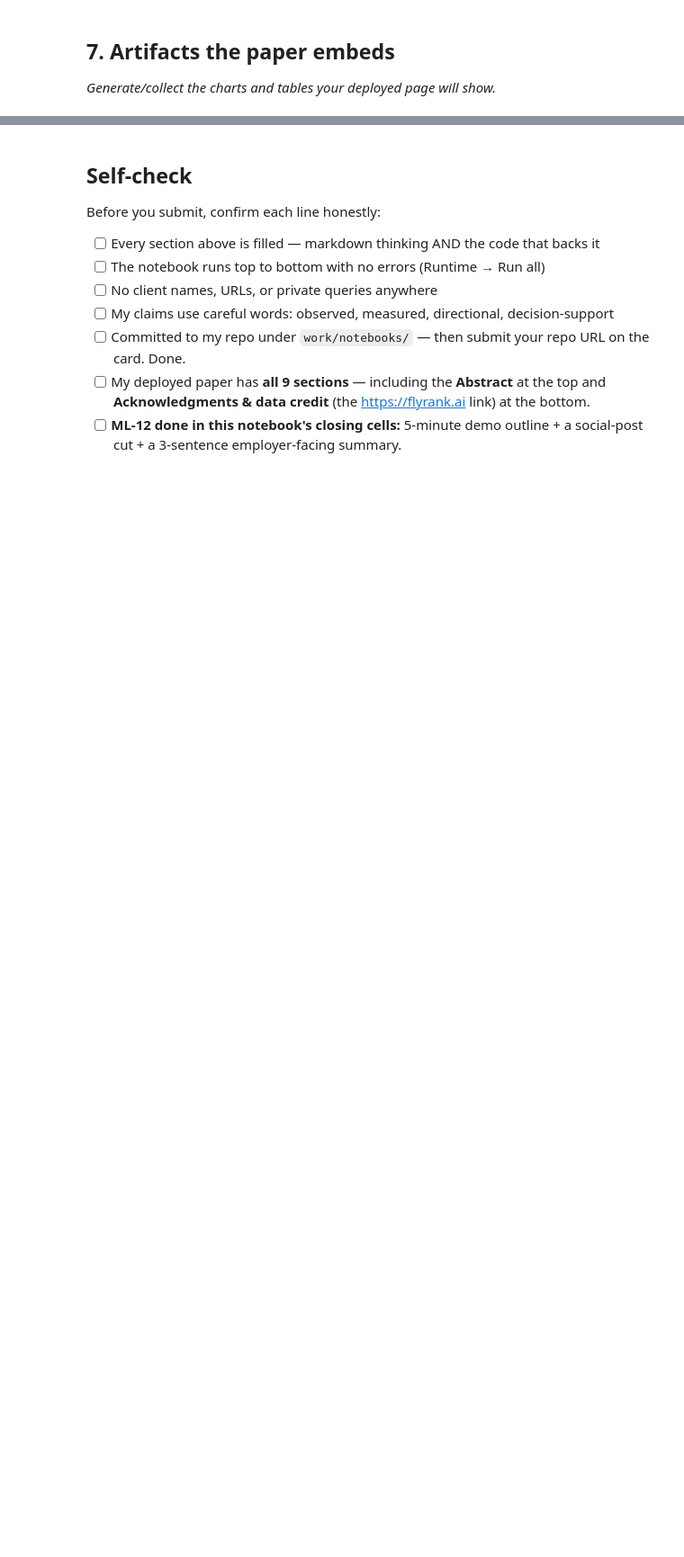
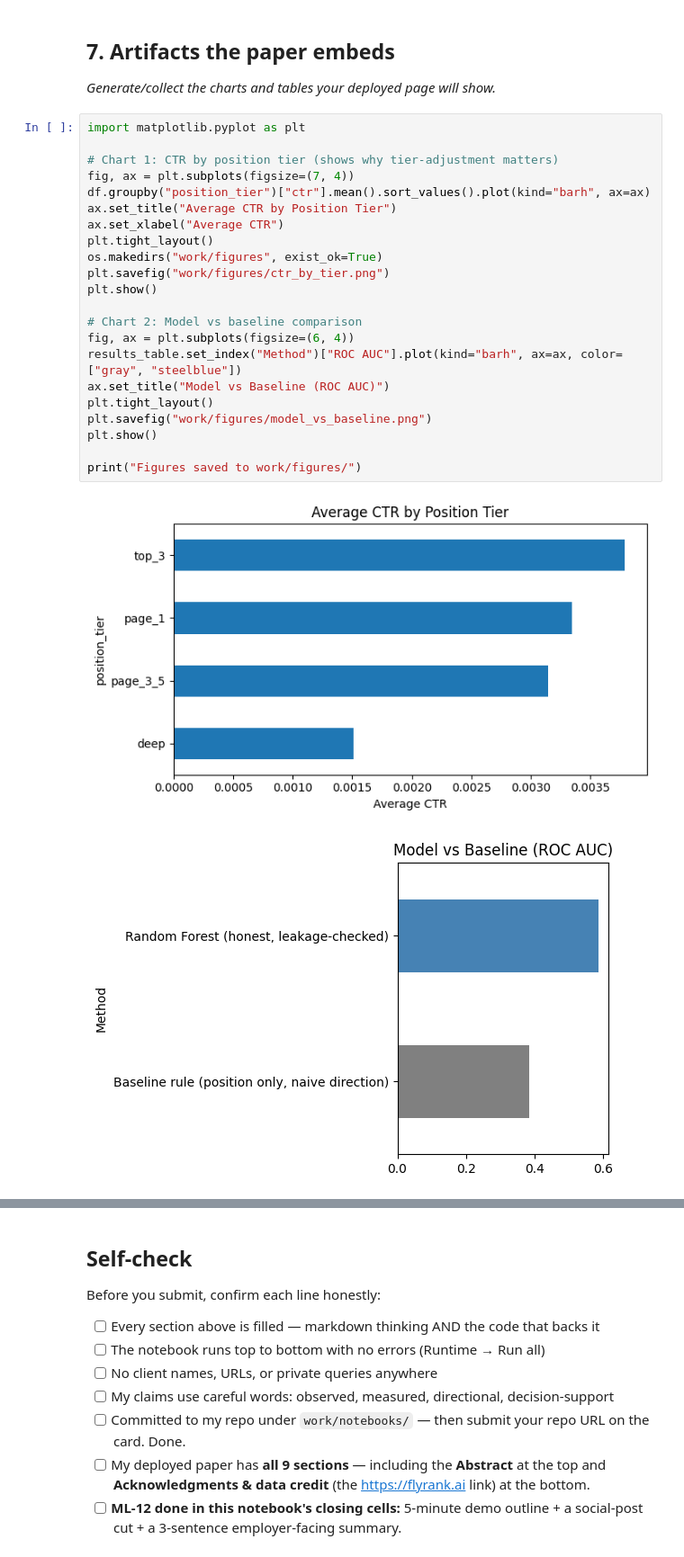
Before and after one commit to ushah3984-web/Fly_rank, a Jupyter notebook: work/notebooks/capstone.ipynb, the cells around one changed output, grey strips where cells are left out. Shown at 90% size. Saved outputs shown, nothing was run; the diff lists cells and outputs as text; blank space fills up the shorter version.

```diff
--- a/work/notebooks/capstone.ipynb
+++ b/work/notebooks/capstone.ipynb
@@ -34,3 +185,28 @@ This skeleton is yours to fill. Work the sections **in order** — each one has
 ## 7. Artifacts the paper embeds
 
 *Generate/collect the charts and tables your deployed page will show.*
+# %%
+import matplotlib.pyplot as plt
+
+# Chart 1: CTR by position tier (shows why tier-adjustment matters)
+fig, ax = plt.subplots(figsize=(7, 4))
+df.groupby("position_tier")["ctr"].mean().sort_values().plot(kind="barh", ax=ax)
+ax.set_title("Average CTR by Position Tier")
+ax.set_xlabel("Average CTR")
+plt.tight_layout()
+os.makedirs("work/figures", exist_ok=True)
+plt.savefig("work/figures/ctr_by_tier.png")
+plt.show()
+
+# Chart 2: Model vs baseline comparison
+fig, ax = plt.subplots(figsize=(6, 4))
+results_table.set_index("Method")["ROC AUC"].plot(kind="barh", ax=ax, color=["gray", "steelblue"])
+ax.set_title("Model vs Baseline (ROC AUC)")
+plt.tight_layout()
+plt.savefig("work/figures/model_vs_baseline.png")
+plt.show()
+
+print("Figures saved to work/figures/")
+# %% [output]
+[figure, added]
+[figure, added]
```
Also changed, not shown: parts of 13 cells of this notebook.
